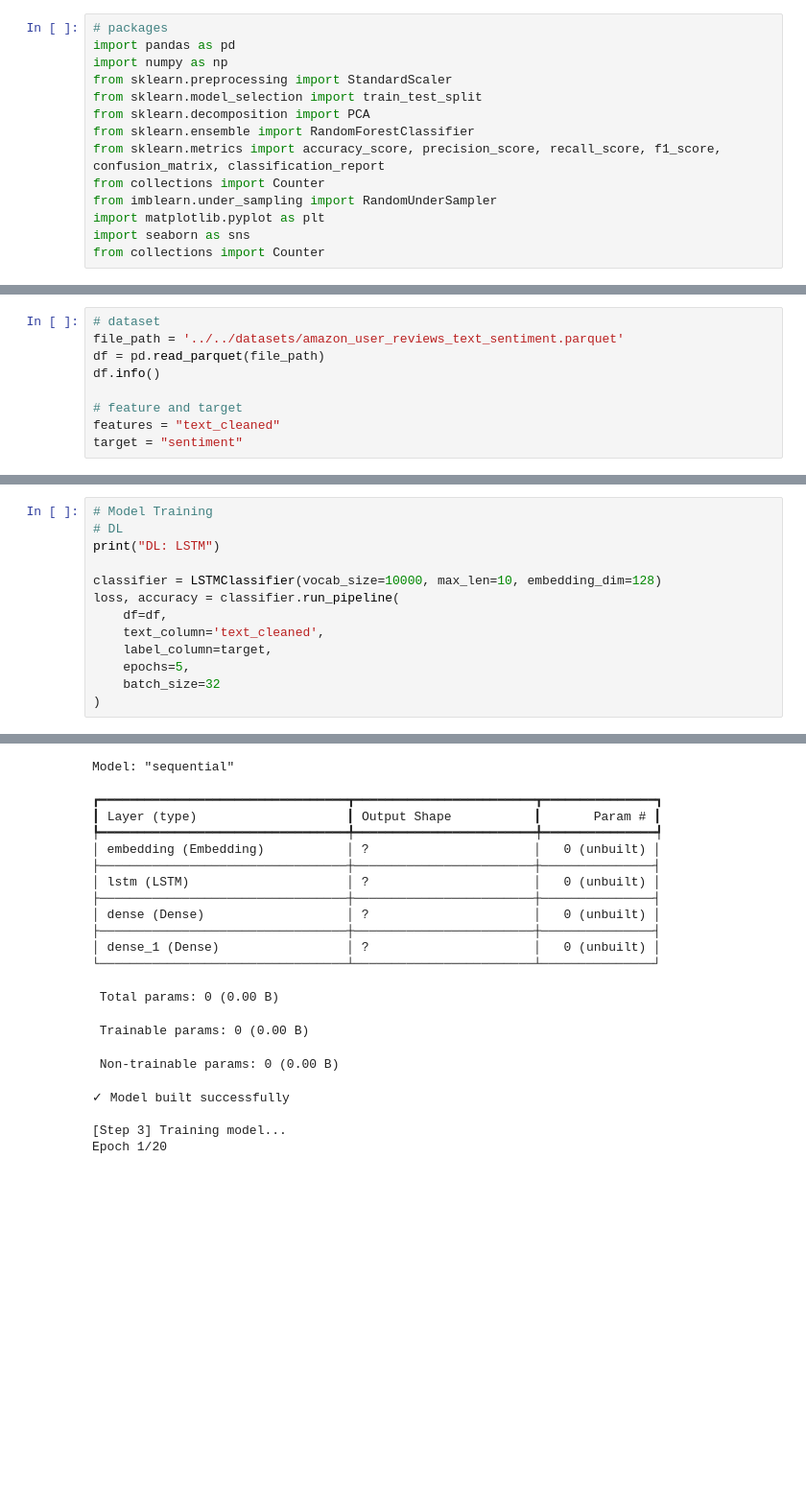
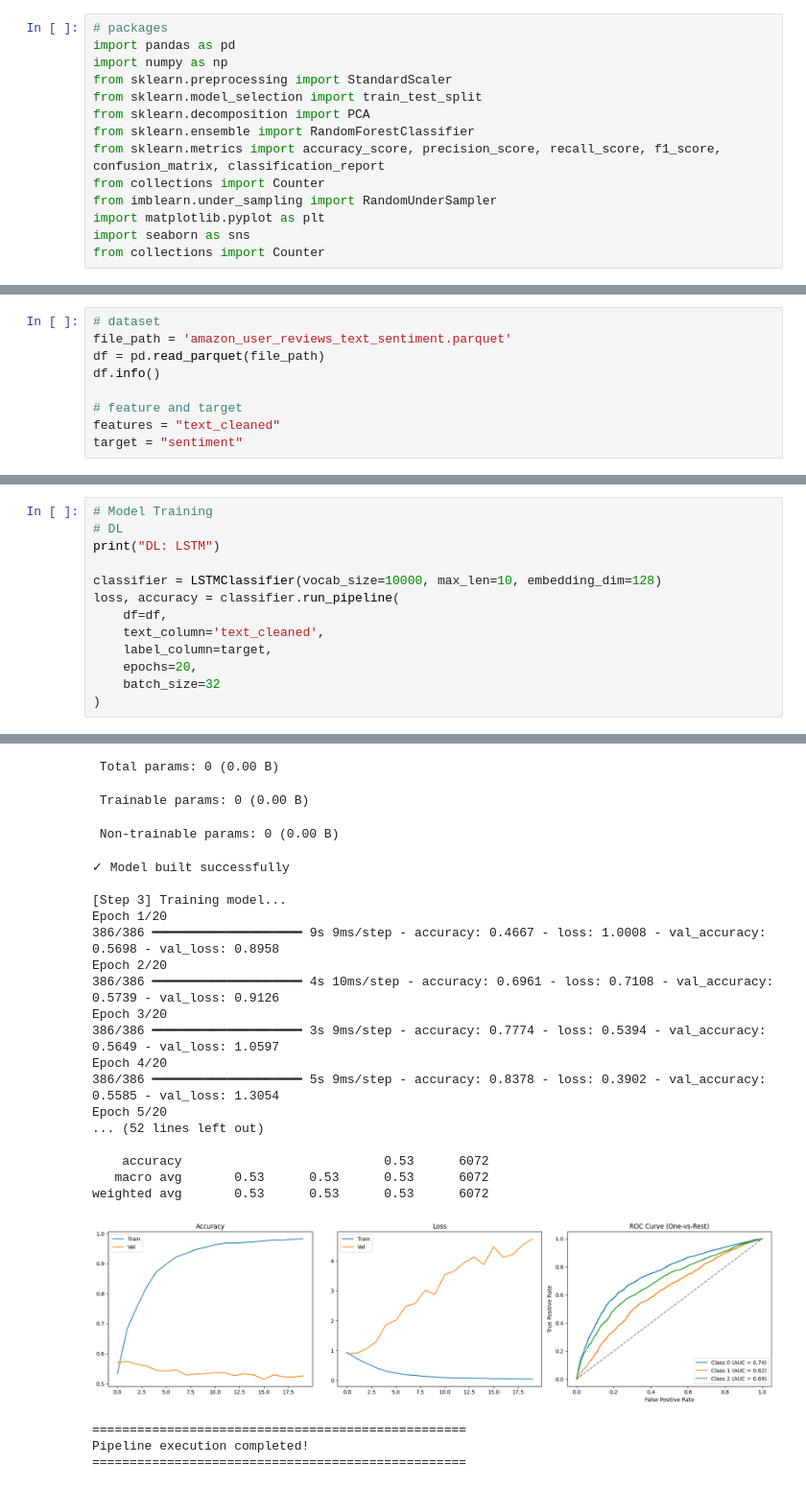
Before and after one commit to yifeica0/ECS171-Group8, a Jupyter notebook: ModelTraining/DL/LSTM.ipynb, the cells around one changed output, grey strips where cells are left out. Shown at 96% size. Cells and saved outputs as stored; diff of their text form; blank space fills up the shorter version.

Commit message:
uodate: lstm

```diff
--- a/ModelTraining/DL/LSTM.ipynb
+++ b/ModelTraining/DL/LSTM.ipynb
@@ -22,6 +22,6 @@ from Models.DL.LSTM import LSTMClassifier
 # %%
 # dataset
-file_path = '../../datasets/amazon_user_reviews_text_sentiment.parquet'
+file_path = 'amazon_user_reviews_text_sentiment.parquet'
 df = pd.read_parquet(file_path)
 df.info()
 
@@ -38,7 +48,7 @@ loss, accuracy = classifier.run_pipeline(
     df=df,
     text_column='text_cleaned',
     label_column=target,
-    epochs=5,
+    epochs=20,
     batch_size=32
 )
 # %% [output]
@@ -82,19 +83,24 @@ Model Summary:
-Model: "sequential"
+ Total params: 0 (0.00 B)
-┏━━━━━━━━━━━━━━━━━━━━━━━━━━━━━━━━━┳━━━━━━━━━━━━━━━━━━━━━━━━┳━━━━━━━━━━━━━━━┓
-┃ Layer (type)                    ┃ Output Shape           ┃       Param # ┃
-┡━━━━━━━━━━━━━━━━━━━━━━━━━━━━━━━━━╇━━━━━━━━━━━━━━━━━━━━━━━━╇━━━━━━━━━━━━━━━┩
-│ embedding (Embedding)           │ ?                      │   0 (unbuilt) │
-├─────────────────────────────────┼────────────────────────┼───────────────┤
-│ lstm (LSTM)                     │ ?                      │   0 (unbuilt) │
-├─────────────────────────────────┼────────────────────────┼───────────────┤
-│ dense (Dense)                   │ ?                      │   0 (unbuilt) │
-├─────────────────────────────────┼────────────────────────┼───────────────┤
-│ dense_1 (Dense)                 │ ?                      │   0 (unbuilt) │
-└─────────────────────────────────┴────────────────────────┴───────────────┘
+ Trainable params: 0 (0.00 B)
- Total params: 0 (0.00 B)
+ Non-trainable params: 0 (0.00 B)
- Trainable params: 0 (0.00 B)
+✓ Model built successfully
+
+[Step 3] Training model...
+Epoch 1/20
+386/386 ━━━━━━━━━━━━━━━━━━━━ 9s 9ms/step - accuracy: 0.4667 - loss: 1.0008 - val_accuracy: 0.5698 - val_loss: 0.8958
+Epoch 2/20
+386/386 ━━━━━━━━━━━━━━━━━━━━ 4s 10ms/step - accuracy: 0.6961 - loss: 0.7108 - val_accuracy: 0.5739 - val_loss: 0.9126
+Epoch 3/20
+386/386 ━━━━━━━━━━━━━━━━━━━━ 3s 9ms/step - accuracy: 0.7774 - loss: 0.5394 - val_accuracy: 0.5649 - val_loss: 1.0597
+Epoch 4/20
+386/386 ━━━━━━━━━━━━━━━━━━━━ 5s 9ms/step - accuracy: 0.8378 - loss: 0.3902 - val_accuracy: 0.5585 - val_loss: 1.3054
+Epoch 5/20
+... (52 lines left out)
+
+    accuracy                           0.53      6072
+   macro avg       0.53      0.53      0.53      6072
+weighted avg       0.53      0.53      0.53      6072
+[figure, new version]
- Non-trainable params: 0 (0.00 B)
+==================================================
+Pipeline execution completed!
+==================================================
-✓ Model built successfully
-
-[Step 3] Training model...
-Epoch 1/20
```
Also changed, not shown: parts of 3 cells of this notebook, 1 other file.
